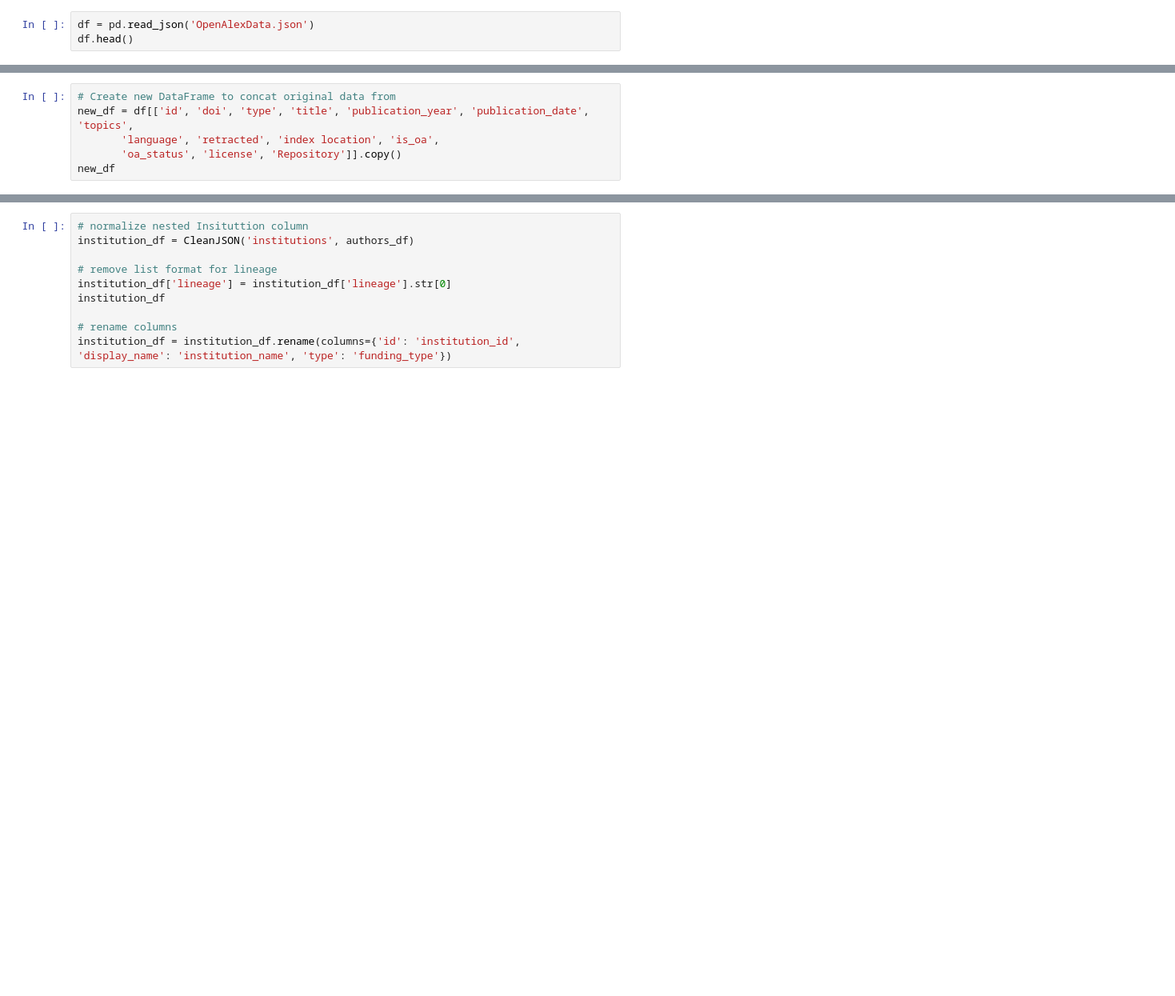
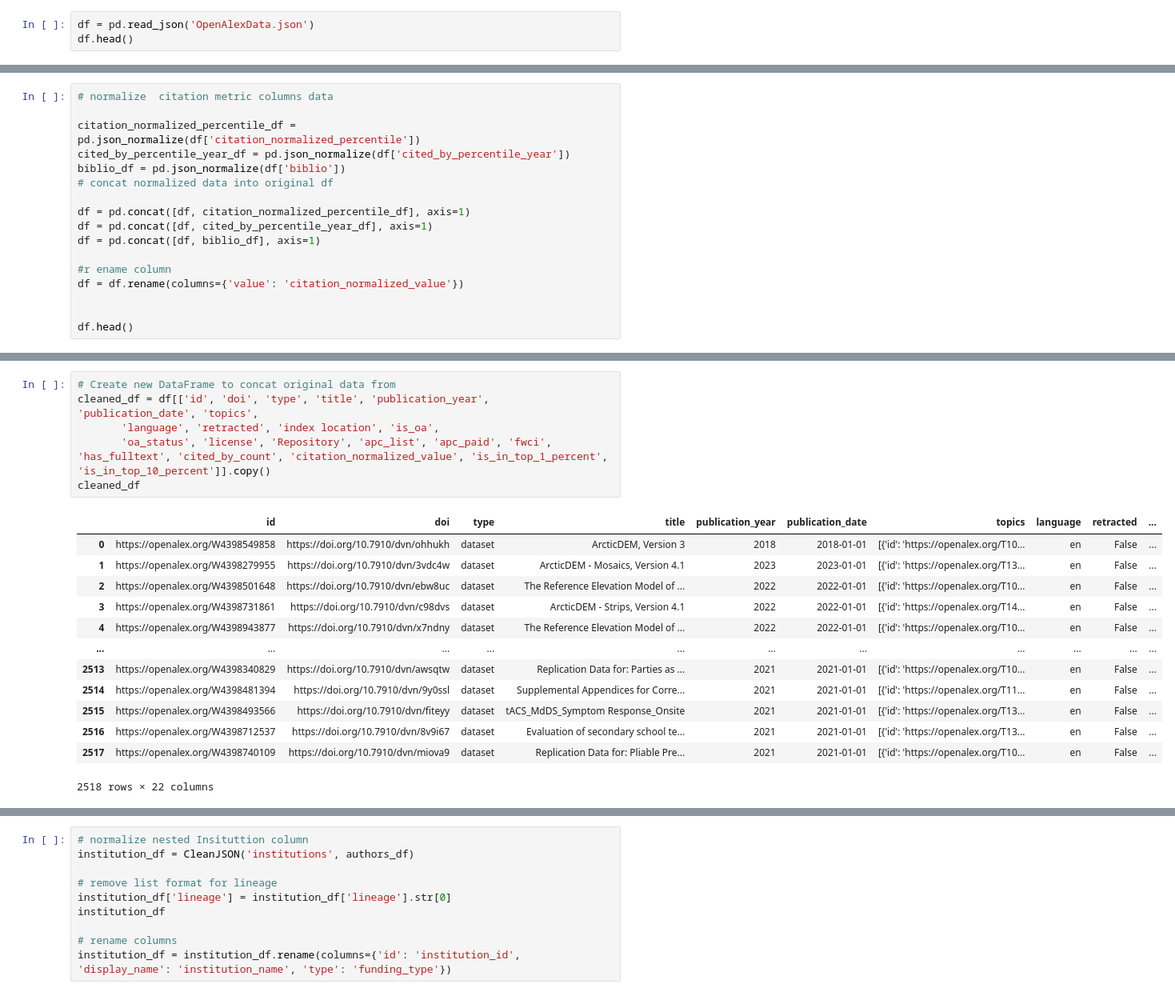
Before and after one commit to senderrr/OpenAlex, a Jupyter notebook: OpenAlex.ipynb, the cells around one changed output, grey strips where cells are left out. Shown at 80% size. Cells and saved outputs as stored; diff of their text form; blank space fills up the shorter version.

Commit message:
citation pull

```diff
--- a/OpenAlex.ipynb
+++ b/OpenAlex.ipynb
@@ -99,0 +168,17 @@ df
+# %%
+# normalize  citation metric columns data
+
+citation_normalized_percentile_df = pd.json_normalize(df['citation_normalized_percentile'])
+cited_by_percentile_year_df = pd.json_normalize(df['cited_by_percentile_year'])
+biblio_df = pd.json_normalize(df['biblio'])
+# concat normalized data into original df
+
+df = pd.concat([df, citation_normalized_percentile_df], axis=1)
+df = pd.concat([df, cited_by_percentile_year_df], axis=1)
+df = pd.concat([df, biblio_df], axis=1)
+
+#r ename column
+df = df.rename(columns={'value': 'citation_normalized_value'})
+
+
+df.head()
@@ -124,8 +259,22 @@ df.columns
 # %%
 # Create new DataFrame to concat original data from
-new_df = df[['id', 'doi', 'type', 'title', 'publication_year', 'publication_date', 'topics',
+cleaned_df = df[['id', 'doi', 'type', 'title', 'publication_year', 'publication_date', 'topics',
        'language', 'retracted', 'index location', 'is_oa',
-       'oa_status', 'license', 'Repository']].copy()
-new_df
+       'oa_status', 'license', 'Repository', 'apc_list', 'apc_paid', 'fwci', 'has_fulltext', 'cited_by_count', 'citation_normalized_value', 'is_in_top_1_percent', 'is_in_top_10_percent']].copy()
+cleaned_df
+# %% [output]
+|  | id | doi | type | title | publication_year | publication_date | topics | language | retracted | ... |
+| 0 | https://openalex.org/W4398549858 | https://doi.org/10.7910/dvn/ohhukh | dataset | ArcticDEM, Version 3 | 2018 | 2018-01-01 | [{'id': 'https://openalex.org/T10... | en | False | ... |
+| 1 | https://openalex.org/W4398279955 | https://doi.org/10.7910/dvn/3vdc4w | dataset | ArcticDEM - Mosaics, Version 4.1 | 2023 | 2023-01-01 | [{'id': 'https://openalex.org/T13... | en | False | ... |
+| 2 | https://openalex.org/W4398501648 | https://doi.org/10.7910/dvn/ebw8uc | dataset | The Reference Elevation Model of ... | 2022 | 2022-01-01 | [{'id': 'https://openalex.org/T10... | en | False | ... |
+| 3 | https://openalex.org/W4398731861 | https://doi.org/10.7910/dvn/c98dvs | dataset | ArcticDEM - Strips, Version 4.1 | 2022 | 2022-01-01 | [{'id': 'https://openalex.org/T14... | en | False | ... |
+| 4 | https://openalex.org/W4398943877 | https://doi.org/10.7910/dvn/x7ndny | dataset | The Reference Elevation Model of ... | 2022 | 2022-01-01 | [{'id': 'https://openalex.org/T10... | en | False | ... |
+| ... | ... | ... | ... | ... | ... | ... | ... | ... | ... | ... |
+| 2513 | https://openalex.org/W4398340829 | https://doi.org/10.7910/dvn/awsqtw | dataset | Replication Data for: Parties as ... | 2021 | 2021-01-01 | [{'id': 'https://openalex.org/T10... | en | False | ... |
+| 2514 | https://openalex.org/W4398481394 | https://doi.org/10.7910/dvn/9y0ssl | dataset | Supplemental Appendices for Corre... | 2021 | 2021-01-01 | [{'id': 'https://openalex.org/T11... | en | False | ... |
+| 2515 | https://openalex.org/W4398493566 | https://doi.org/10.7910/dvn/fiteyy | dataset | tACS_MdDS_Symptom Response_Onsite | 2021 | 2021-01-01 | [{'id': 'https://openalex.org/T13... | en | False | ... |
+| 2516 | https://openalex.org/W4398712537 | https://doi.org/10.7910/dvn/8v9i67 | dataset | Evaluation of secondary school te... | 2021 | 2021-01-01 | [{'id': 'https://openalex.org/T13... | en | False | ... |
+| 2517 | https://openalex.org/W4398740109 | https://doi.org/10.7910/dvn/miova9 | dataset | Replication Data for: Pliable Pre... | 2021 | 2021-01-01 | [{'id': 'https://openalex.org/T10... | en | False | ... |
+2518 rows × 22 columns
 # %%
 # concat original data to unnested authors_df
```
Also changed, not shown: parts of 29 cells of this notebook, 1 other file.
